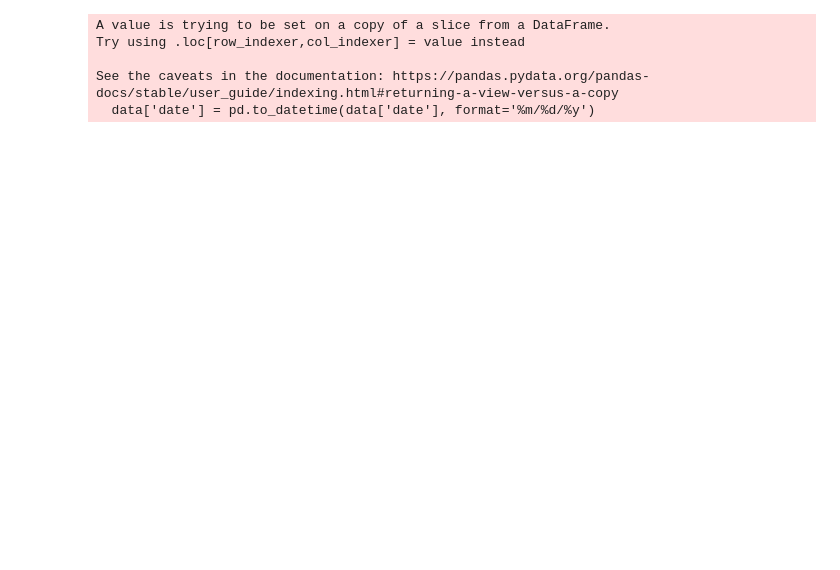
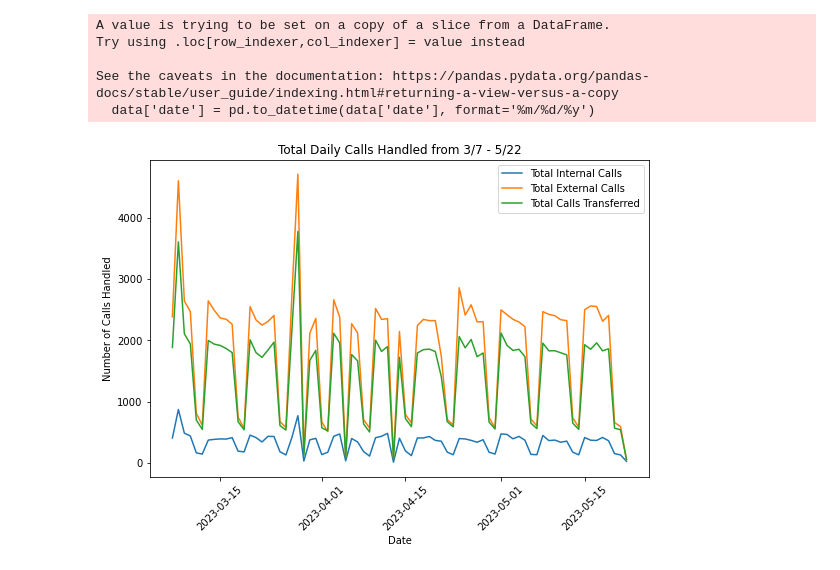
Before and after one commit to mfturra/python-practice, a Jupyter notebook: work-work/modify-excel.ipynb, the cells around one changed output. Drawn from its saved outputs; the diff is of its cells as text; code cells hidden in the pictures; blank space fills up the shorter version.

```diff
--- a/work-work/modify-excel.ipynb
+++ b/work-work/modify-excel.ipynb
@@ -53,0 +59,27 @@ filtered_data['day_of_week'] = filtered_data['date'].dt.dayofweek
+# %%
+# Plotting internal, external, and call transfers call volumes overlayed
+# Creating subplots
+fig, axes = plt.subplots(figsize=(8, 6))
+
+# Plotting the first subplot
+line1, = axes.plot(filtered_data['date'], filtered_data['total_internal_calls'], label='Total Internal Calls')
+line2, = axes.plot(filtered_data['date'], filtered_data['total_external_calls'], label='Total External Calls')
+line3, = axes.plot(filtered_data['date'], filtered_data['total_calls_transfered'], label='Total Calls Transferred')
+
+axes.set_xlabel('Date')
+axes.set_ylabel('Number of Calls Handled')
+axes.set_title('Total Daily Calls Handled from 3/7 - 5/22')
+
+# Adjusting the x-axis tick labels
+plt.setp(axes.xaxis.get_majorticklabels(), rotation=45)
+
+# Add legend
+axes.legend(handles=[line1, line2, line3], loc='upper right')
+
+# Adjusting the spacing between subplots
+plt.tight_layout(pad=1.5)
+
+# Displaying the plots
+plt.show()
+# %% [output]
+[figure, added]
```
Also changed, not shown: parts of 11 cells of this notebook.
